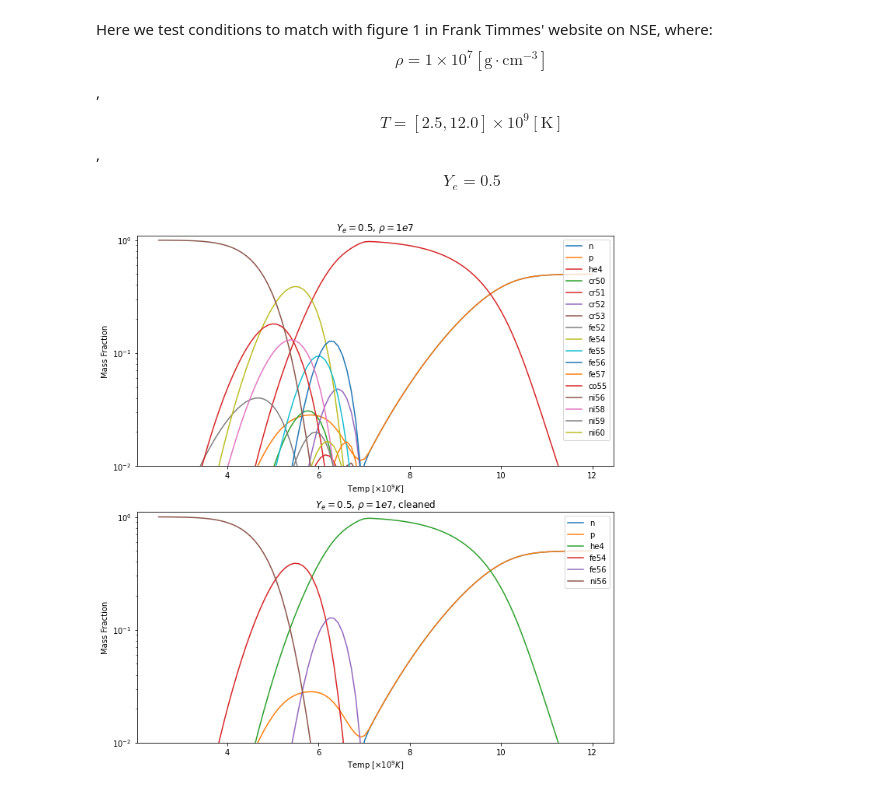
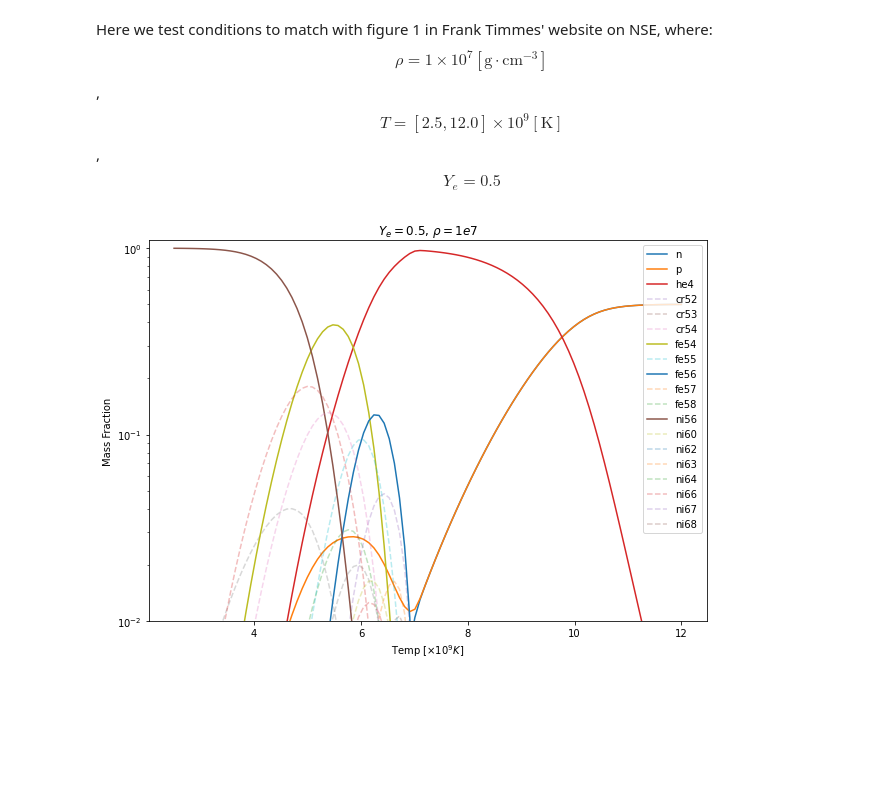
Before and after one commit to pynucastro/paper_notebooks, a Jupyter notebook: nse.ipynb, the cells around one changed output. Cells and saved outputs as stored; diff of their text form; code cells hidden in the pictures; blank space fills up the shorter version.

```diff
--- a/nse.ipynb
+++ b/nse.ipynb
@@ -139,18 +131,18 @@ paper_nucs = ["p", "n", "he4", "cr52", "fe52", "fe54", "fe56", "fe58", "co55", "
 paper_nucs = list(map(pyna.Nucleus, paper_nucs))
 
 low_limit = 1e-5
-fig = plt.figure(figsize=(12,13))
-ax = fig.add_subplot(211)
-ax1 = fig.add_subplot(212)
+fig = plt.figure(figsize=(10,7))
+ax = fig.add_subplot(111)
+
 for k in range(len(nuc_names)):
     if nuc_names[k] in paper_nucs:
-        line1, = ax1.plot(ye_s, X_s_3[:,k])
+        line1, = ax.plot(ye_s, X_s_3[:,k])
         if (max(X_s_3[:,k]) > low_limit):
             line1.set_label(str(nuc_names[k]))
-
-    line, = ax.plot(ye_s, X_s_3[:,k])
-    if (max(X_s_3[:,k]) > low_limit):
-        line.set_label(str(nuc_names[k]))
+    else:
+        line1, = ax.plot(ye_s, X_s_3[:,k], '--', alpha=0.3)
+        if (max(X_s_3[:,k]) > low_limit):
+            line1.set_label(str(nuc_names[k]))
 
 ax.legend(loc = "upper right", prop={'size':10},ncol=2)
 ax.set_xlabel('electron fraction')
@@ -159,12 +151,5 @@ ax.set_yscale('log')
 ax.set_ylim([low_limit,1.1])
 ax.set_title(r"T = 3.5e9, $\rho = 1e7$")
 
-ax1.legend(loc = "upper right")
-ax1.set_xlabel('electron fraction')
-ax1.set_ylabel('Mass Fraction')
-ax1.set_yscale('log')
-ax1.set_ylim([low_limit,1.1])
-ax1.set_title(r"T = 3.5e9, $\rho = 1e7$, cleaned")
-
 plt.savefig("nse_fig3.pdf", format="pdf")
 # %% [output]
@@ -187,38 +172,32 @@ for i, temp in enumerate(temps):
 # %%
 X_s = np.array(X_s)
 nuc_names = rc.get_nuclei()
 
 paper_nucs = ["p", "n", "he4", "ni56", "fe54", "fe56"]
 paper_nucs = list(map(pyna.Nucleus, paper_nucs))
 
 low_limit = 1e-2
-fig = plt.figure(figsize=(11,12))
-ax = fig.add_subplot(211)
-ax1 = fig.add_subplot(212)
+fig = plt.figure(figsize=(10,7))
+ax = fig.add_subplot(111)
+
 for k in range(len(nuc_names)):
     if nuc_names[k] in paper_nucs:
-        line1, = ax1.plot(temps, X_s[:,k])
+        line1, = ax.plot(temps, X_s[:,k])
         if (max(X_s[:,k]) > low_limit):
             line1.set_label(str(nuc_names[k]))
 
-    line, = ax.plot(temps, X_s[:,k])
-    if (max(X_s[:,k]) > low_limit):
-        line.set_label(str(nuc_names[k]))
+    else:
+        line1, = ax.plot(temps, X_s[:,k], '--', alpha=0.3)
+        if (max(X_s_2[:,k]) > low_limit):
+            line1.set_label(str(nuc_names[k]))
 
 ax.legend(loc = "upper right")
 ax.set_xlabel(r'Temp $[\times 10^9 K]$')
 ax.set_ylabel('Mass Fraction')
 ax.set_yscale('log')
 ax.set_ylim([low_limit,1.1])
 ax.set_title(r"$Y_e = 0.5$, $\rho = 1e7$")
 
-ax1.legend(loc = "upper right")
-ax1.set_xlabel(r'Temp $[\times 10^9 K]$')
-ax1.set_ylabel('Mass Fraction')
-ax1.set_yscale('log')
-ax1.set_ylim([low_limit,1.1])
-ax1.set_title(r"$Y_e = 0.5$, $\rho = 1e7$, cleaned")
-
 plt.savefig("nse_fig4.pdf", format="pdf")
 # %% [output]
-[figure, old version]
+[figure, new version]
```
Also changed, not shown: parts of 2 cells of this notebook.
